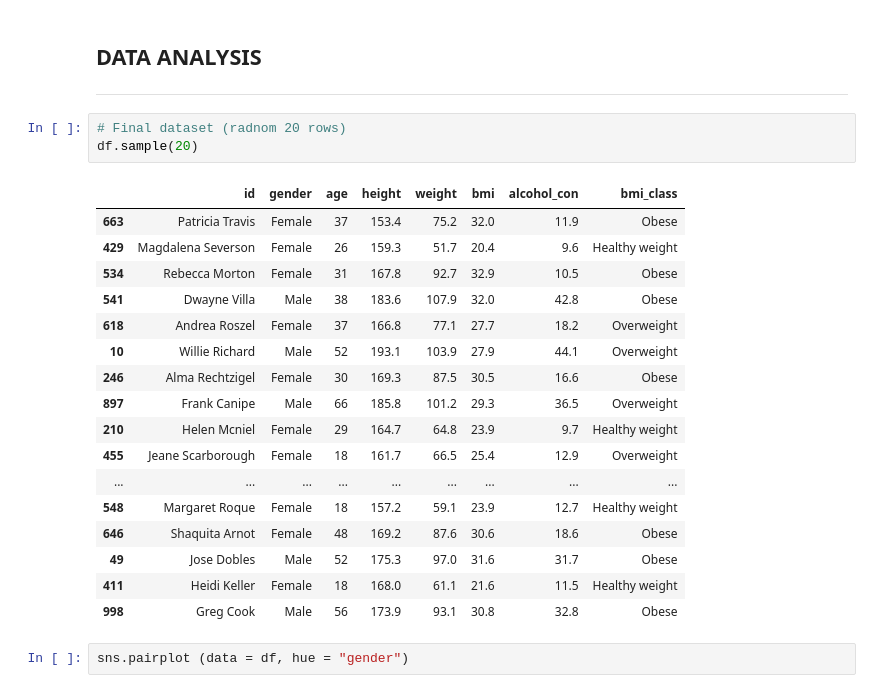
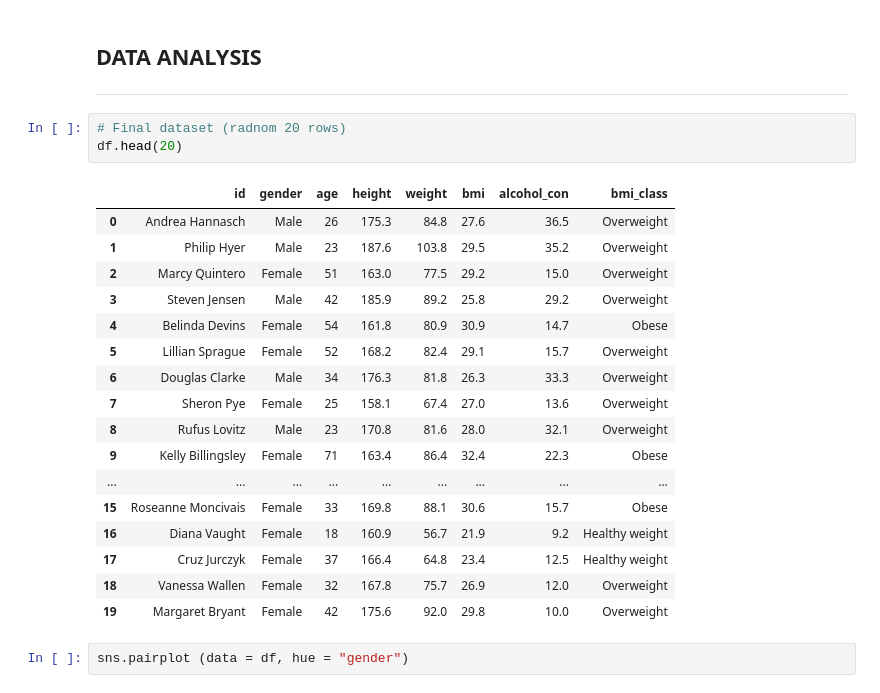
Before and after one commit to AnteDujic/Programming-for-Data-Analysis_project, a Jupyter notebook: bmi_ireland.ipynb, the cells around one changed output. Drawn from its saved outputs; the diff is of its cells as text.

```diff
--- a/bmi_ireland.ipynb
+++ b/bmi_ireland.ipynb
@@ -323,25 +329,25 @@ df.head()
 <hr style="border:2px solid gray"> </hr>
 # %%
 # Final dataset (radnom 20 rows)
-df.sample(20)
+df.head(20)
 # %% [output]
 |  | id | gender | age | height | weight | bmi | alcohol_con | bmi_class |
-| 663 | Patricia Travis | Female | 37 | 153.4 | 75.2 | 32.0 | 11.9 | Obese |
-| 429 | Magdalena Severson | Female | 26 | 159.3 | 51.7 | 20.4 | 9.6 | Healthy weight |
-| 534 | Rebecca Morton | Female | 31 | 167.8 | 92.7 | 32.9 | 10.5 | Obese |
-| 541 | Dwayne Villa | Male | 38 | 183.6 | 107.9 | 32.0 | 42.8 | Obese |
-| 618 | Andrea Roszel | Female | 37 | 166.8 | 77.1 | 27.7 | 18.2 | Overweight |
-| 10 | Willie Richard | Male | 52 | 193.1 | 103.9 | 27.9 | 44.1 | Overweight |
-| 246 | Alma Rechtzigel | Female | 30 | 169.3 | 87.5 | 30.5 | 16.6 | Obese |
-| 897 | Frank Canipe | Male | 66 | 185.8 | 101.2 | 29.3 | 36.5 | Overweight |
-| 210 | Helen Mcniel | Female | 29 | 164.7 | 64.8 | 23.9 | 9.7 | Healthy weight |
-| 455 | Jeane Scarborough | Female | 18 | 161.7 | 66.5 | 25.4 | 12.9 | Overweight |
+| 0 | Andrea Hannasch | Male | 26 | 175.3 | 84.8 | 27.6 | 36.5 | Overweight |
+| 1 | Philip Hyer | Male | 23 | 187.6 | 103.8 | 29.5 | 35.2 | Overweight |
+| 2 | Marcy Quintero | Female | 51 | 163.0 | 77.5 | 29.2 | 15.0 | Overweight |
+| 3 | Steven Jensen | Male | 42 | 185.9 | 89.2 | 25.8 | 29.2 | Overweight |
+| 4 | Belinda Devins | Female | 54 | 161.8 | 80.9 | 30.9 | 14.7 | Obese |
+| 5 | Lillian Sprague | Female | 52 | 168.2 | 82.4 | 29.1 | 15.7 | Overweight |
+| 6 | Douglas Clarke | Male | 34 | 176.3 | 81.8 | 26.3 | 33.3 | Overweight |
+| 7 | Sheron Pye | Female | 25 | 158.1 | 67.4 | 27.0 | 13.6 | Overweight |
+| 8 | Rufus Lovitz | Male | 23 | 170.8 | 81.6 | 28.0 | 32.1 | Overweight |
+| 9 | Kelly Billingsley | Female | 71 | 163.4 | 86.4 | 32.4 | 22.3 | Obese |
 | ... | ... | ... | ... | ... | ... | ... | ... | ... |
-| 548 | Margaret Roque | Female | 18 | 157.2 | 59.1 | 23.9 | 12.7 | Healthy weight |
-| 646 | Shaquita Arnot | Female | 48 | 169.2 | 87.6 | 30.6 | 18.6 | Obese |
-| 49 | Jose Dobles | Male | 52 | 175.3 | 97.0 | 31.6 | 31.7 | Obese |
-| 411 | Heidi Keller | Female | 18 | 168.0 | 61.1 | 21.6 | 11.5 | Healthy weight |
-| 998 | Greg Cook | Male | 56 | 173.9 | 93.1 | 30.8 | 32.8 | Obese |
+| 15 | Roseanne Moncivais | Female | 33 | 169.8 | 88.1 | 30.6 | 15.7 | Obese |
+| 16 | Diana Vaught | Female | 18 | 160.9 | 56.7 | 21.9 | 9.2 | Healthy weight |
+| 17 | Cruz Jurczyk | Female | 37 | 166.4 | 64.8 | 23.4 | 12.5 | Healthy weight |
+| 18 | Vanessa Wallen | Female | 32 | 167.8 | 75.7 | 26.9 | 12.0 | Overweight |
+| 19 | Margaret Bryant | Female | 42 | 175.6 | 92.0 | 29.8 | 10.0 | Overweight |
 # %%
 sns.pairplot (data = df, hue = "gender")
 # %% [output]
```
Also changed, not shown: parts of 13 cells of this notebook, 2 other files.
